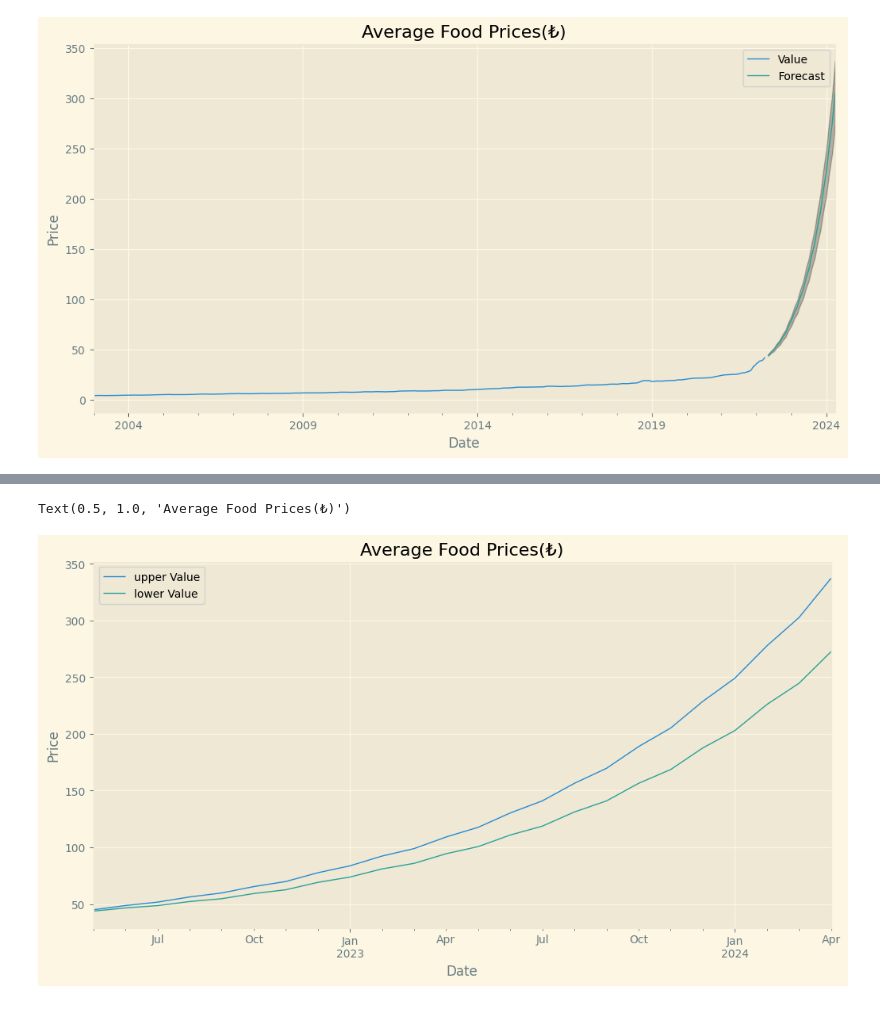
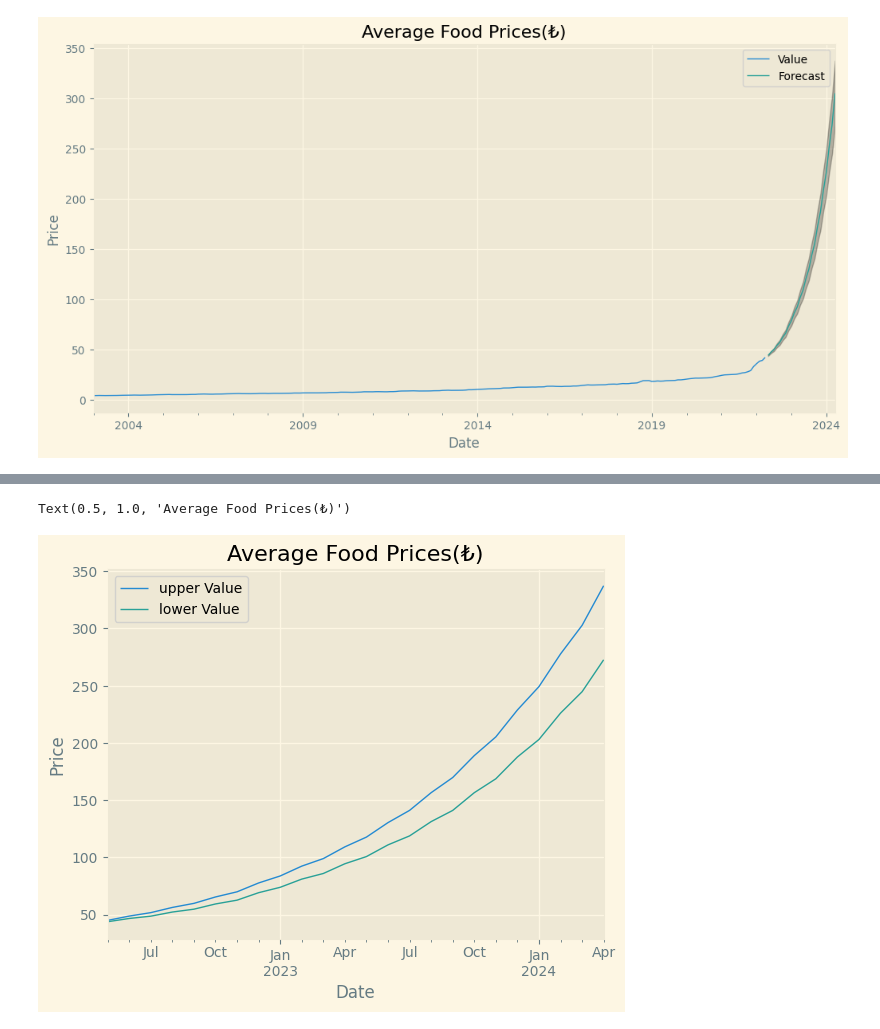
Before and after one commit to kayabo19/Average-Food-Price-Analysis, a Jupyter notebook: Final_Project.ipynb, the cells around one changed output, grey strips where cells are left out. Saved outputs shown, nothing was run; the diff lists cells and outputs as text; code cells hidden in the pictures.

```diff
--- a/Final_Project.ipynb
+++ b/Final_Project.ipynb
@@ -96,7 +96,6 @@ df[pd.isnull(df['Value'])].count()
 df['Value']=df['Value'].astype(float)
 # %%
 # Resulting Plot
-rcParams['figure.figsize'] = 12, 6
 df.plot()
 plt.xlabel('Date')
 plt.ylabel('Price')
@@ -160,7 +159,7 @@ from statsmodels.tsa.seasonal import seasonal_decompose
 result = seasonal_decompose(df, model='multiplicative')
 
 
-rcParams['figure.figsize'] = 12, 6
+
 plt.rc('lines', linewidth=1, color='r')
 
 fig = result.plot()
@@ -246,6 +245,5 @@ plt.xlabel('Date')
 plt.ylabel('Price')
 plt.title("Average Food Prices(₺)")
 plt.legend()
-rcParams['figure.figsize'] = 12, 10
 plt.show()
 # %% [output]
@@ -294,12 +292,12 @@ pred_ci
 # %%
-rcParams['figure.figsize'] = 12, 6
+
 pred_ci[["upper Value","lower Value"]].head(24).plot()
 plt.xlabel('Date')
 plt.ylabel('Price')
 plt.title("Average Food Prices(₺)")
 # %% [output]
 Text(0.5, 1.0, 'Average Food Prices(₺)')
-[figure, old version]
+[figure, new version]
 # %%
 pred_ci['Mean'] = (pred_ci['lower Value'] + pred_ci['upper Value'])/2
 # %%
```
Also changed, not shown: parts of 17 cells of this notebook, 2 other files.
